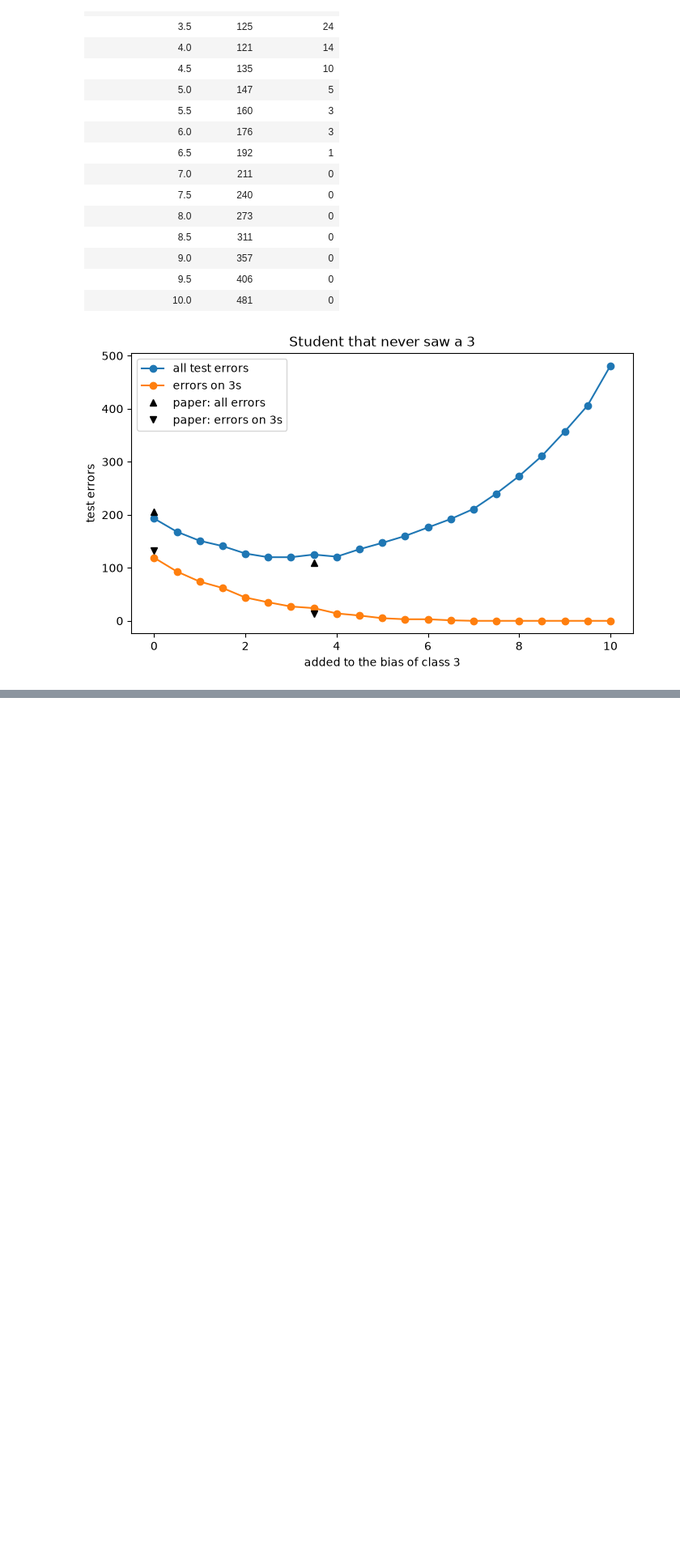
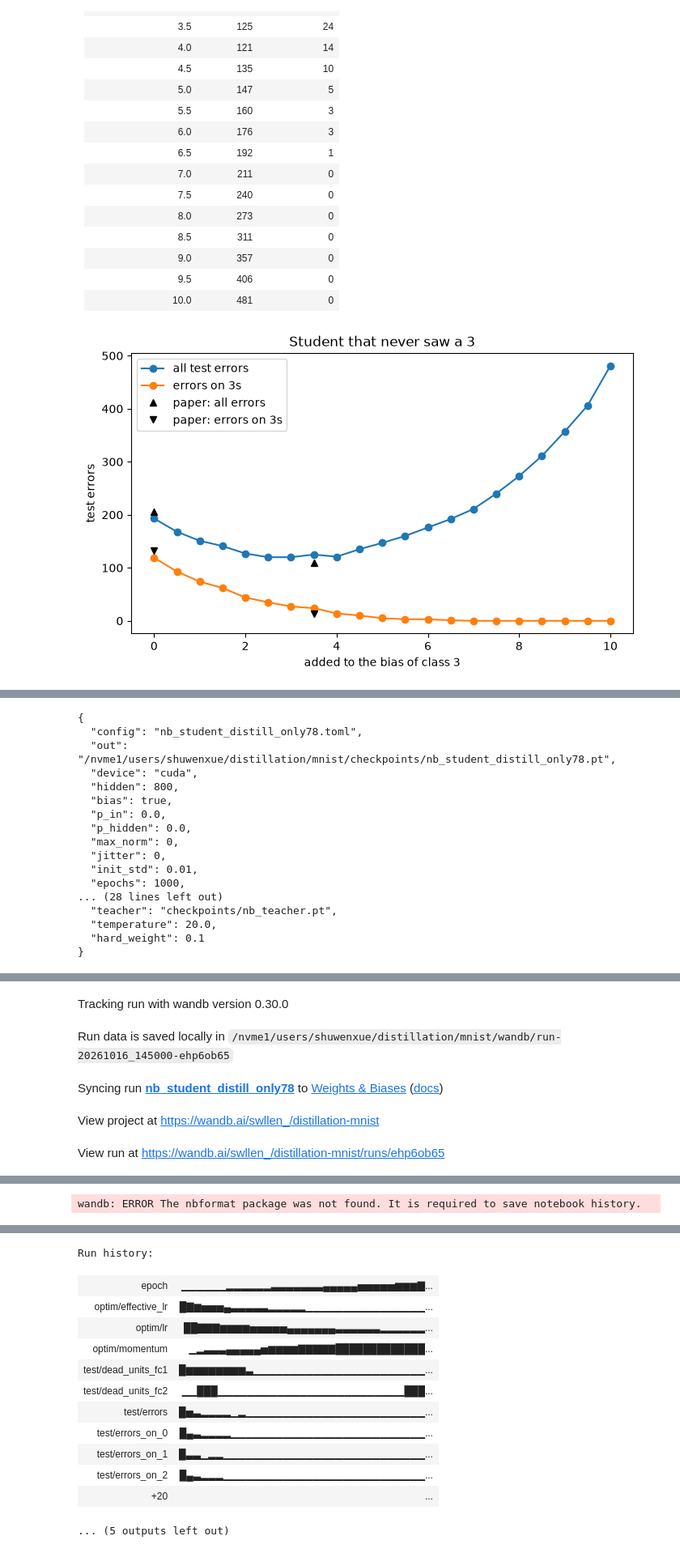
Before and after one commit to Swllen/distillation, a Jupyter notebook: mnist/reproduce.ipynb, the cells around one changed output, grey strips where cells are left out. Shown at 81% size. Cells and saved outputs as stored; diff of their text form; code cells hidden in the pictures; blank space fills up the shorter version.

```diff
--- a/mnist/reproduce.ipynb
+++ b/mnist/reproduce.ipynb
@@ -476,5 +480,24 @@ plt.show()
 # %%
-STUDENT_ONLY_7_8 = dict(STUDENT_DISTILL, exclude_digits=[1,2,3,4,5,6,9,0])
-no3_history = run(train_student.make_args, train_student.run_student, STUDENT_NO3, "student_distill_no3")
-last = no3_history[-1]
-print(f"test errors {last['test_errors']} ({last['test_errors_excluded']} on 3s); paper: 206 (133 on 3s)")
+STUDENT_ONLY78 = dict(STUDENT_DISTILL, exclude_digits=[0, 1, 2, 3, 4, 5, 6, 9])
+only78_history = run(train_student.make_args, train_student.run_student, STUDENT_ONLY78, "student_distill_only78")
+last = only78_history[-1]
+print(f"test errors {last['test_errors']} ({last['test_errors'] / 100:.1f}%), "
+      f"{last['test_errors_excluded']} on the unseen digits; paper: 47.3%")
+# %% [output]
+{
+  "config": "nb_student_distill_only78.toml",
+  "out": "/nvme1/users/shuwenxue/distillation/mnist/checkpoints/nb_student_distill_only78.pt",
+  "device": "cuda",
+  "hidden": 800,
+  "bias": true,
+  "p_in": 0.0,
+  "p_hidden": 0.0,
+  "max_norm": 0,
+  "jitter": 0,
+  "init_std": 0.01,
+  "epochs": 1000,
+... (28 lines left out)
+  "teacher": "checkpoints/nb_teacher.pt",
+  "temperature": 20.0,
+  "hard_weight": 0.1
+}
@@ -480,0 +505,5 @@ print(f"test errors {last['test_errors']} ({last['test_errors_excluded']} on 3s)
+Tracking run with wandb version 0.30.0
+Run data is saved locally in /nvme1/users/shuwenxue/distillation/mnist/wandb/run-20261016_145000-ehp6ob65
+Syncing run nb_student_distill_only78 to Weights & Biases (docs)
+View project at https://wandb.ai/swllen_/distillation-mnist
+View run at https://wandb.ai/swllen_/distillation-mnist/runs/ehp6ob65
@@ -480,0 +527 @@ print(f"test errors {last['test_errors']} ({last['test_errors_excluded']} on 3s)
+wandb: ERROR The nbformat package was not found. It is required to save notebook history.
@@ -480,0 +529,13 @@ print(f"test errors {last['test_errors']} ({last['test_errors_excluded']} on 3s)
+Run history:
+| epoch | ▁▁▁▁▁▁▂▂▂▂▂▂▃▃▃▃▃▃▃▄▄▄▄▄▅▅▅▅▅▆▆▆▇... |
+| optim/effective_lr | █▇▆▅▅▅▄▃▃▃▃▃▂▂▂▂▂▁▁▁▁▁▁▁▁▁▁▁▁▁▁▁▁... |
+| optim/lr | ██▇▇▇▆▆▆▆▅▅▅▅▅▄▄▄▄▄▄▄▃▃▃▃▃▃▂▂▂▂▂▂... |
+| optim/momentum | ▁▂▃▃▃▄▄▄▄▄▅▆▆▆▆▇▇▇▇▇█████████████... |
+| test/dead_units_fc1 | █▆▆▆▆▆▆▆▆▃▁▁▁▁▁▁▁▁▁▁▁▁▁▁▁▁▁▁▁▁▁▁▁... |
+| test/dead_units_fc2 | ▁▁███▁▁▁▁▁▁▁▁▁▁▁▁▁▁▁▁▁▁▁▁▁▁▁▁▁███... |
+| test/errors | █▅▃▂▂▂▂▁▂▁▁▁▁▁▁▁▁▁▁▁▁▁▁▁▁▁▁▁▁▁▁▁▁... |
+| test/errors_on_0 | █▄▃▂▂▂▂▁▁▁▁▁▁▁▁▁▁▁▁▁▁▁▁▁▁▁▁▁▁▁▁▁▁... |
+| test/errors_on_1 | █▃▃▁▂▂▁▁▁▁▁▁▁▁▁▁▁▁▁▁▁▁▁▁▁▁▁▁▁▁▁▁▁... |
+| test/errors_on_2 | █▄▃▂▂▂▁▁▁▁▁▁▁▁▁▁▁▁▁▁▁▁▁▁▁▁▁▁▁▁▁▁▁... |
+| +20 | ... |
+... (5 outputs left out)
```
Also changed, not shown: parts of 4 cells of this notebook.
